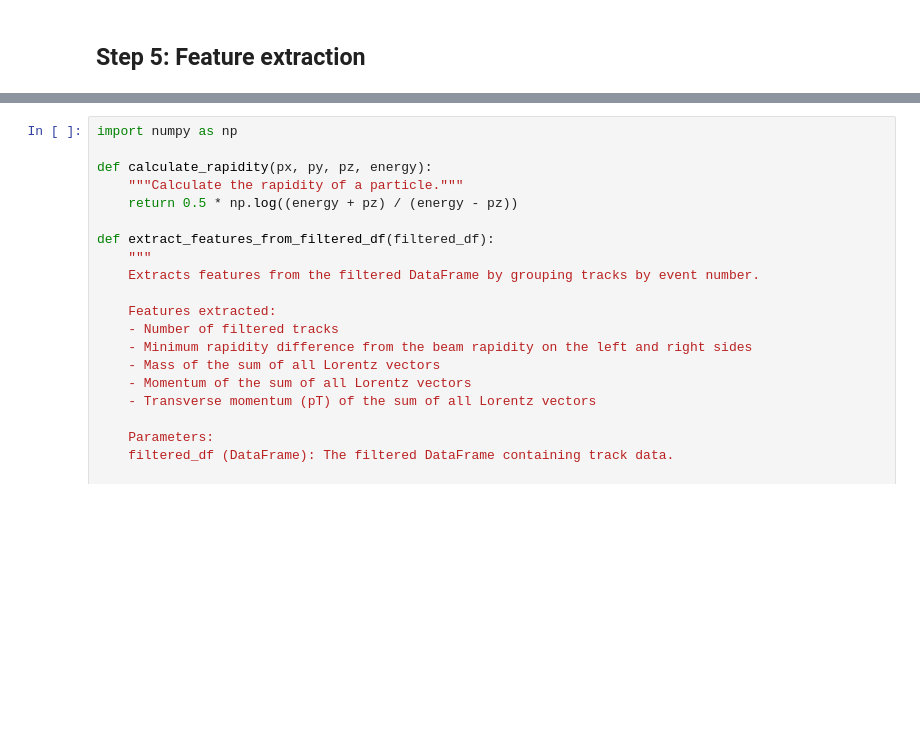
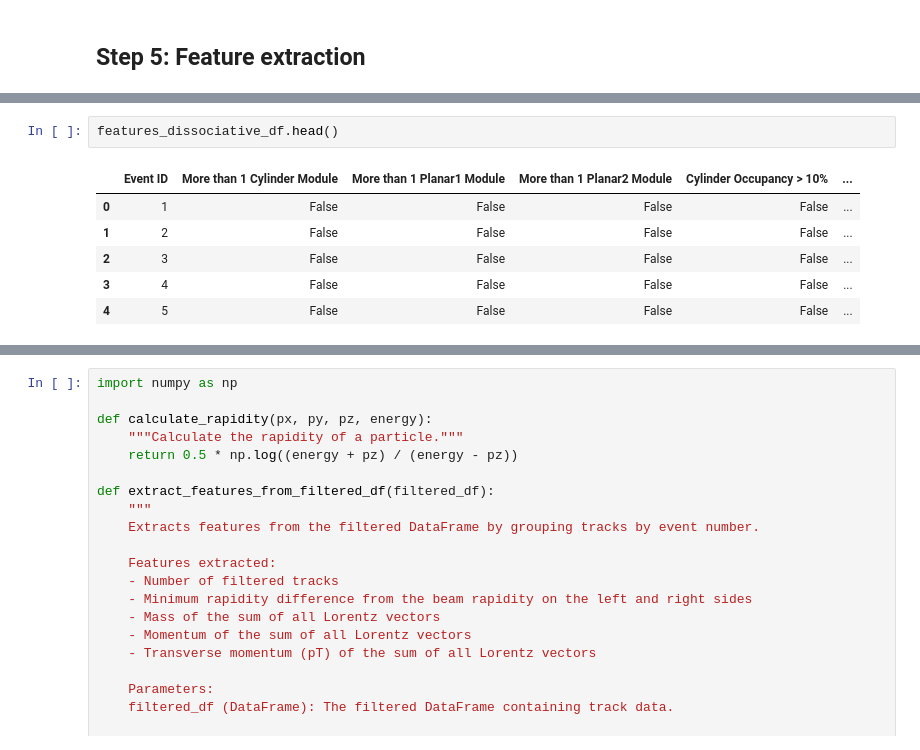
Before and after one commit to siragoni/ML-upc, a Jupyter notebook: ClassifierV2-before-reconstruction.ipynb, the cells around one changed output, grey strips where cells are left out. Drawn from its saved outputs; the diff is of its cells as text; blank space fills up the shorter version.

```diff
--- a/ClassifierV2-before-reconstruction.ipynb
+++ b/ClassifierV2-before-reconstruction.ipynb
@@ -382,0 +546,9 @@ detector.visualize_event(filtered_jpsi_df, event_number=1, dashed=True, line_col
+# %%
+features_dissociative_df.head()
+# %% [output]
+|  | Event ID | More than 1 Cylinder Module | More than 1 Planar1 Module | More than 1 Planar2 Module | Cylinder Occupancy > 10% | ... |
+| 0 | 1 | False | False | False | False | ... |
+| 1 | 2 | False | False | False | False | ... |
+| 2 | 3 | False | False | False | False | ... |
+| 3 | 4 | False | False | False | False | ... |
+| 4 | 5 | False | False | False | False | ... |
```
Also changed, not shown: parts of 6 cells of this notebook, 3 other files.
